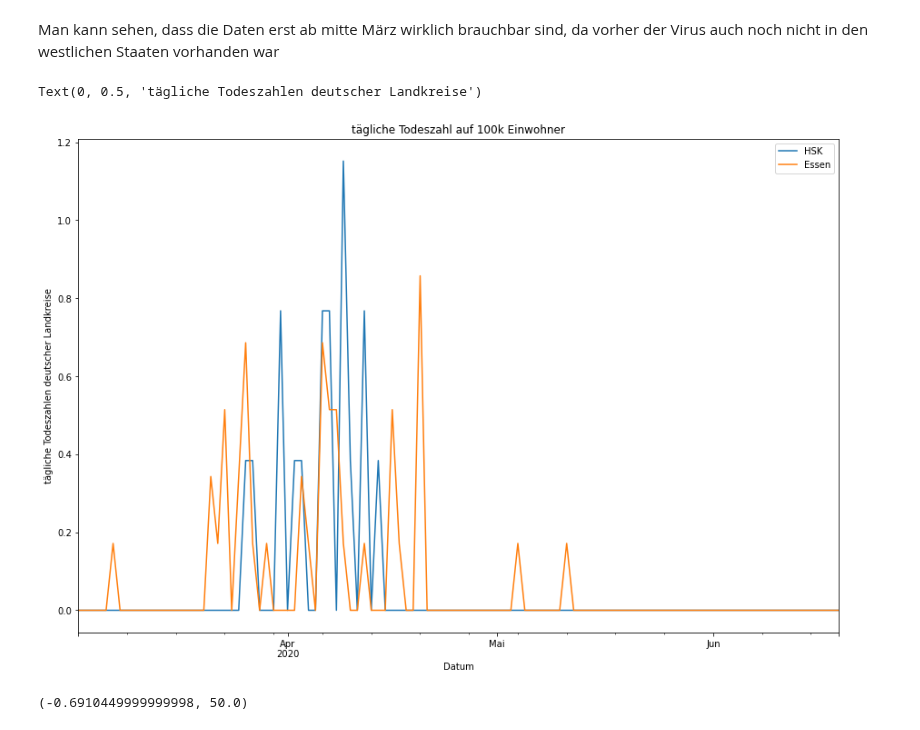
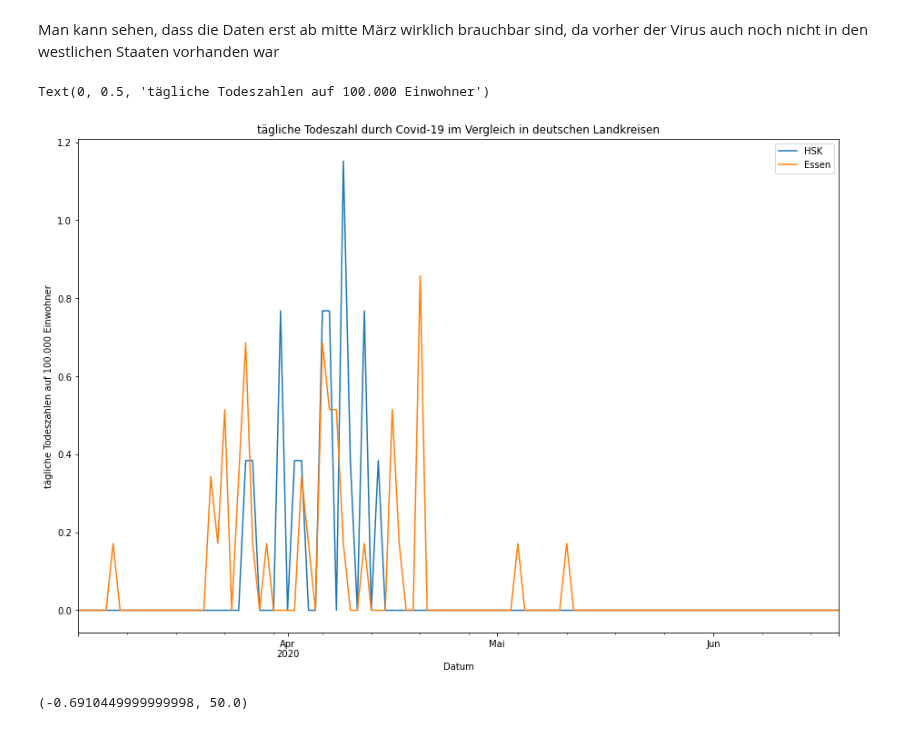
Before and after one commit to Jubo30/Data-Science-Project, a Jupyter notebook: Data_Science_Analyse.ipynb, the cells around one changed output. Saved outputs shown, nothing was run; the diff lists cells and outputs as text; code cells hidden in the pictures.

```diff
--- a/Data_Science_Analyse.ipynb
+++ b/Data_Science_Analyse.ipynb
@@ -117,14 +117,14 @@ Man kann sehen, dass die Daten erst ab mitte März wirklich brauchbar sind, da v
 # %%
 f, ax = plt.subplots(1, 1, figsize = (15, 10))
 d['Hochsauerlandkreis'].plot(kind='line', x = 'publication_datetime', y= 'dailydeaths', ax=ax, label="HSK")
 d['Essen'].plot(kind='line', x = 'publication_datetime', y= 'dailydeaths', ax=ax, label="Essen")
 
-ax.set_title('tägliche Todeszahl auf 100k Einwohner')
+ax.set_title('tägliche Todeszahl durch Covid-19 im Vergleich in deutschen Landkreisen')
 ax.set_xlabel('Datum')
-ax.set_ylabel('tägliche Todeszahlen deutscher Landkreise')
+ax.set_ylabel('tägliche Todeszahlen auf 100.000 Einwohner')
 # %% [output]
-Text(0, 0.5, 'tägliche Todeszahlen deutscher Landkreise')
+Text(0, 0.5, 'tägliche Todeszahlen auf 100.000 Einwohner')
-[figure, old version]
+[figure, new version]
 # %%
 fig, ax = plt.subplots(1, 2,figsize = (15, 10))
 
```
Also changed, not shown: parts of 1 cell of this notebook.
